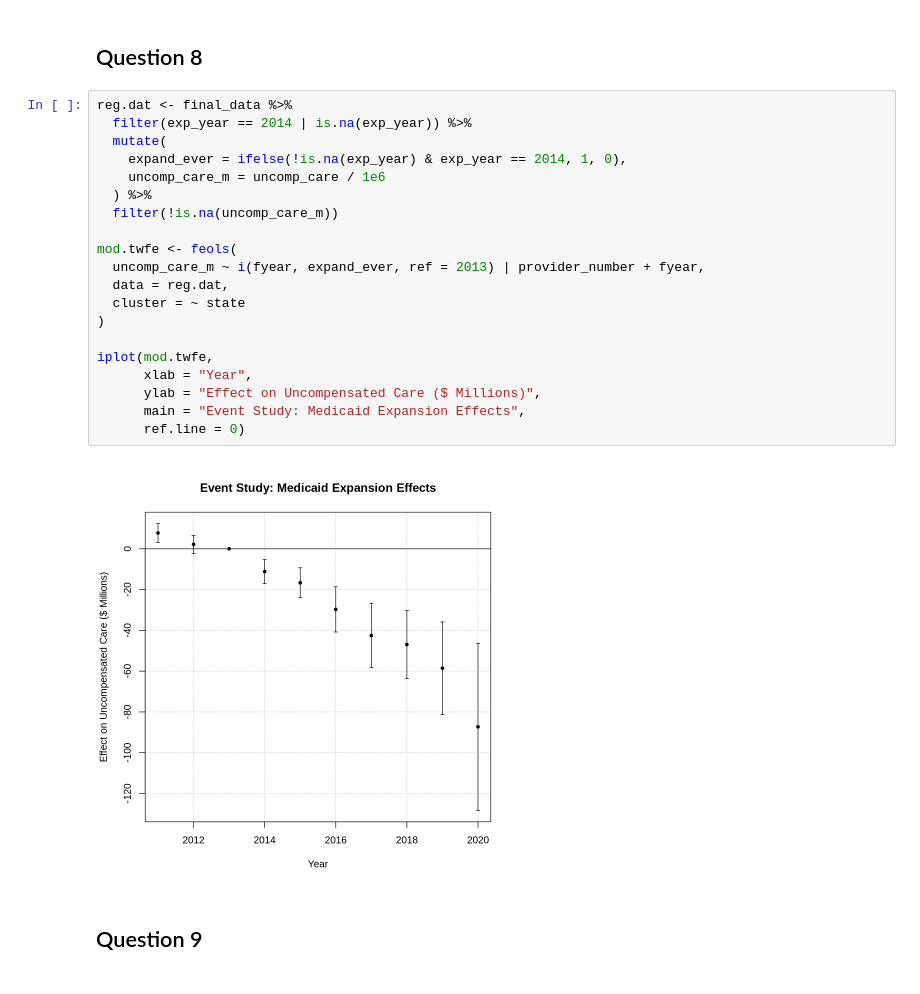
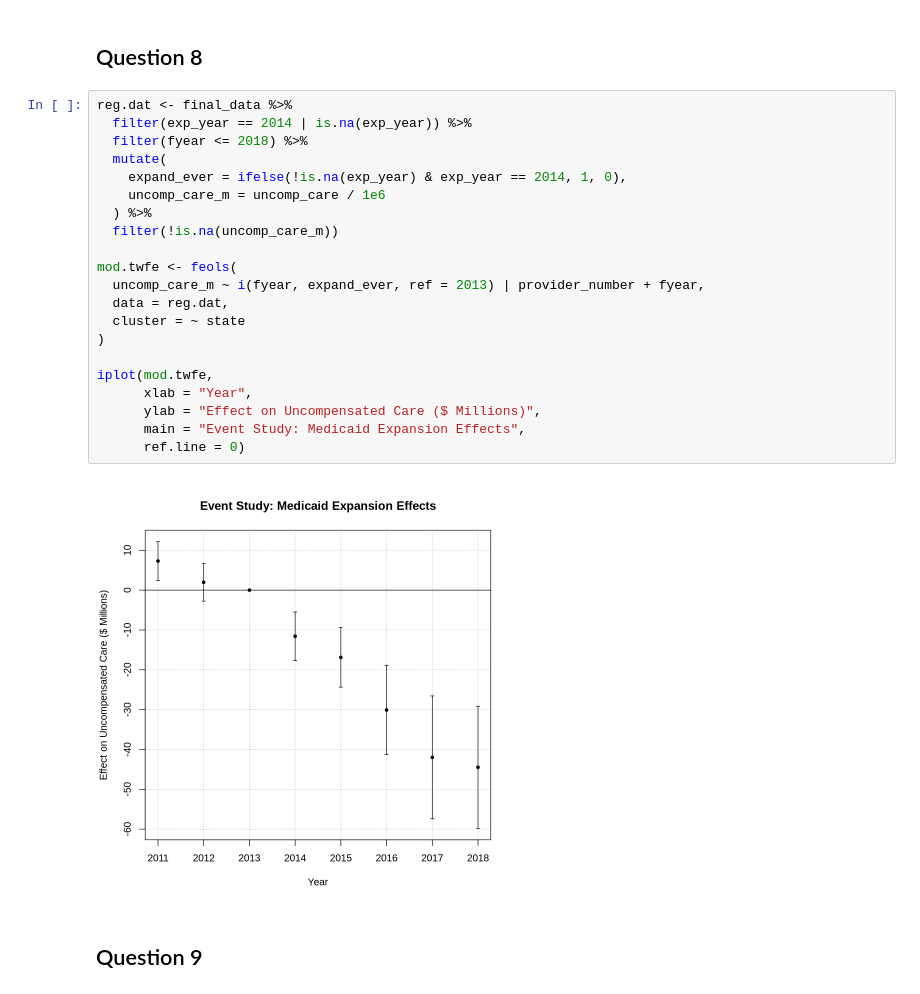
Before and after one commit to claireh481/hwk5, a Jupyter notebook: 5.3/5.3analysis.ipynb, the cells around one changed output. Drawn from its saved outputs; the diff is of its cells as text.

```diff
--- a/5.3/5.3analysis.ipynb
+++ b/5.3/5.3analysis.ipynb
@@ -280,25 +285,26 @@ When including all states, the estimated effect of Medicaid expansion is about
 # %%
 reg.dat <- final_data %>%
   filter(exp_year == 2014 | is.na(exp_year)) %>%
+  filter(fyear <= 2018) %>%
   mutate(
     expand_ever = ifelse(!is.na(exp_year) & exp_year == 2014, 1, 0),
     uncomp_care_m = uncomp_care / 1e6
   ) %>%
   filter(!is.na(uncomp_care_m))
 
 mod.twfe <- feols(
   uncomp_care_m ~ i(fyear, expand_ever, ref = 2013) | provider_number + fyear,
   data = reg.dat,
   cluster = ~ state
 )
 
 iplot(mod.twfe,
       xlab = "Year",
       ylab = "Effect on Uncompensated Care ($ Millions)",
       main = "Event Study: Medicaid Expansion Effects",
       ref.line = 0)
 # %% [output]
-[figure, old version]
+[figure, new version]
 # %% [markdown]
 ## Question 9
 # %%
```
Also changed, not shown: parts of 12 cells of this notebook.
